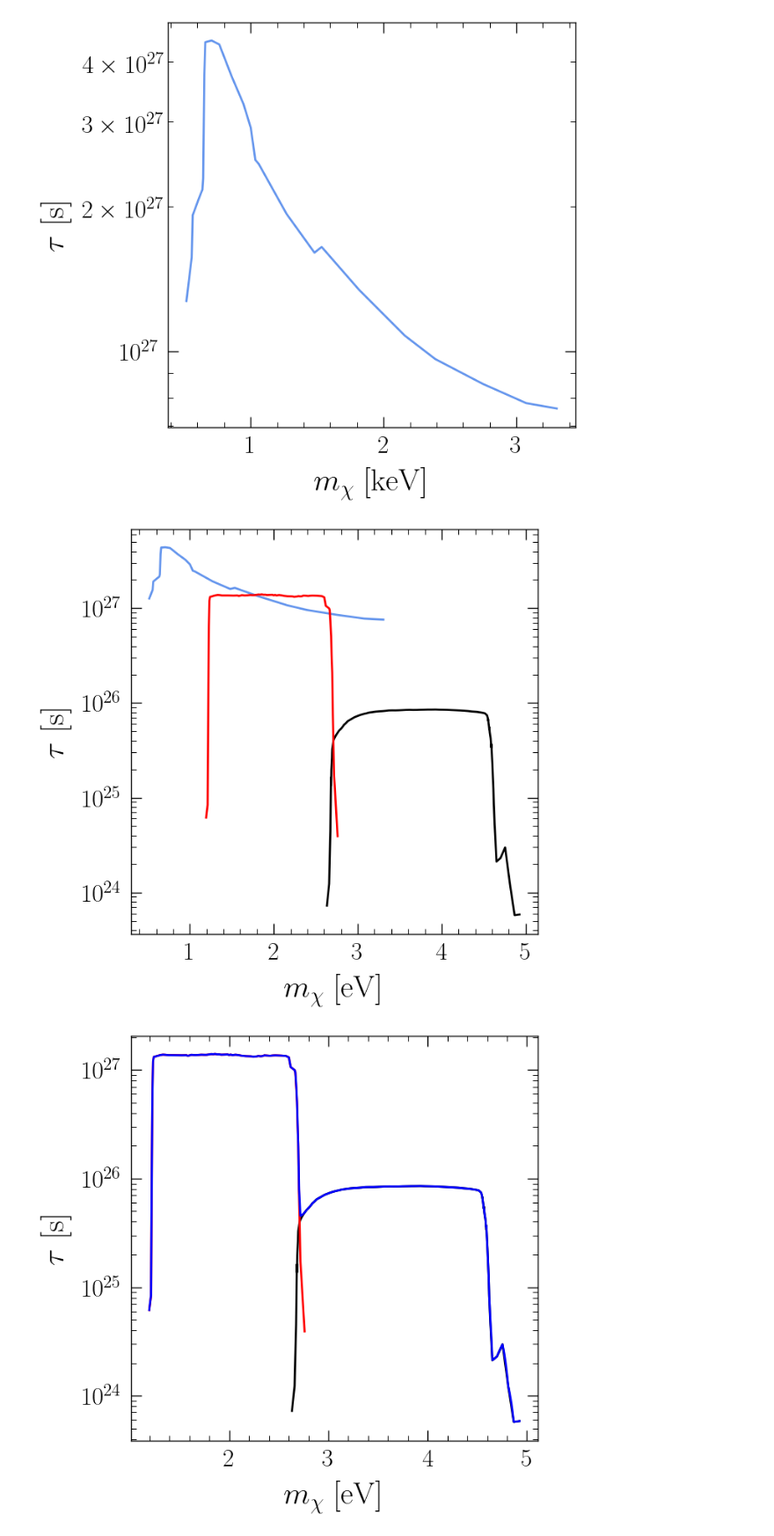
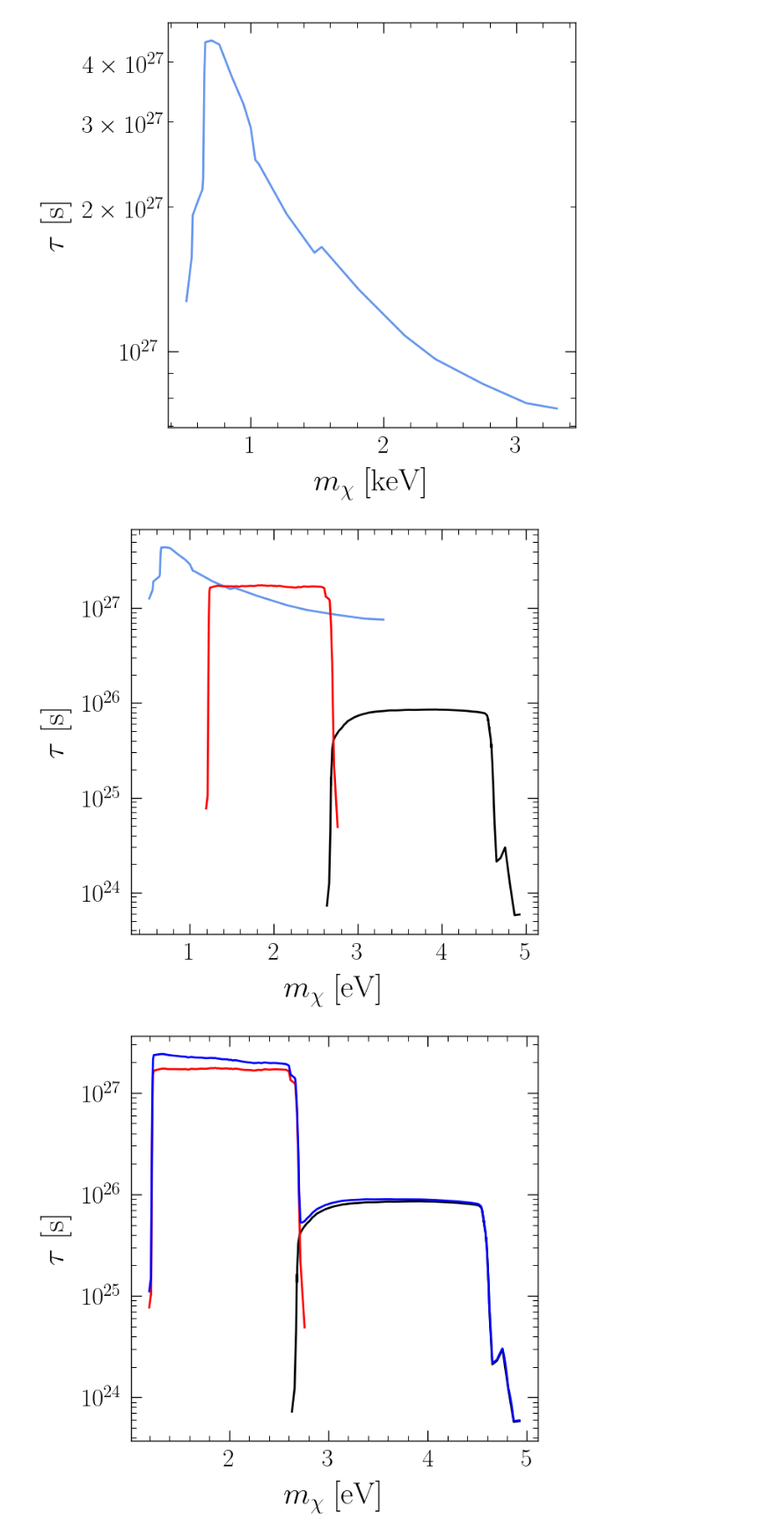
Before and after one commit to joshua-benabou/Mega_Decaying_DM_Milkyway_Analysis, a Jupyter notebook: jupyter/Euclid_projections.ipynb, the cells around one changed output. Shown at 88% size. Cells and saved outputs as stored; diff of their text form; code cells hidden in the pictures.

```diff
--- a/jupyter/Euclid_projections.ipynb
+++ b/jupyter/Euclid_projections.ipynb
@@ -244,7 +244,7 @@ f_diff = 0.1/0.9 #say Euclid keeps about 10% of sky, whereas Spherex can get all
 
 line_width_diff = 300/100 #R factor different by 300/100 roughly between NISP and SPHEREx
 
-tau_NISP_fac = interpolate.interp1d(spherex_m, spherex_tau)(1.9) * D_diff * sigma_SB_diff * np.sqrt(f_diff*A_diff) * np.sqrt(line_width_diff) * 0.8
+tau_NISP_fac = interpolate.interp1d(spherex_m, spherex_tau)(1.9) * D_diff * sigma_SB_diff * np.sqrt(f_diff*A_diff) * np.sqrt(line_width_diff) * 1.0
 #note for NISP there are penalties for slitless sensitivty
 # %%
 #modulate with eff Area of VIS
@@ -287,7 +287,7 @@ plt.ylabel(r'$\tau$ [s]')
 
 plt.show()
 # %% [output]
-[figure, old version]
+[figure, new version]
 # %%
 # --- common mass grid over the UNION of ranges ---
 mmin = min(M1_VIS.min(), M1_NISP.min())
@@ -310,17 +310,25 @@ tau_combo[both] = np.sqrt(tau_VIS_i[both]**2 + tau_NISP_i[both]**2)
 tau_combo[only_vis] = tau_VIS_i[only_vis]
 tau_combo[only_nisp] = tau_NISP_i[only_nisp]
 # %%
+# choose scale (tune this)
+m0 = M1_common[0]   # eV
+
+# attenuation factor: 1 at small m, ~0.2 at large m
+A = 1.0 + 1.2 * np.exp(-M1_common / m0)
+
+tau_combo_att = tau_combo*A
+
 plt.plot(M1_VIS, tau_VIS, color='k')
 plt.plot(M1_NISP, tau_NISP, color='r')
-plt.plot(M1_common, tau_combo, color='b')
+plt.plot(M1_common, tau_combo_att, color='b')
 
 #plt.xscale('log')
 plt.yscale('log')
 plt.xlabel(r'$m_{\chi}$ [eV]')
 plt.ylabel(r'$\tau$ [s]')
 
 plt.show()
 # %% [output]
-[figure, old version]
+[figure, new version]
 # %%
 # limit_dict = {"mDM_eV": M1_common,
```
Also changed, not shown: parts of 1 cell of this notebook, 1 other file.
